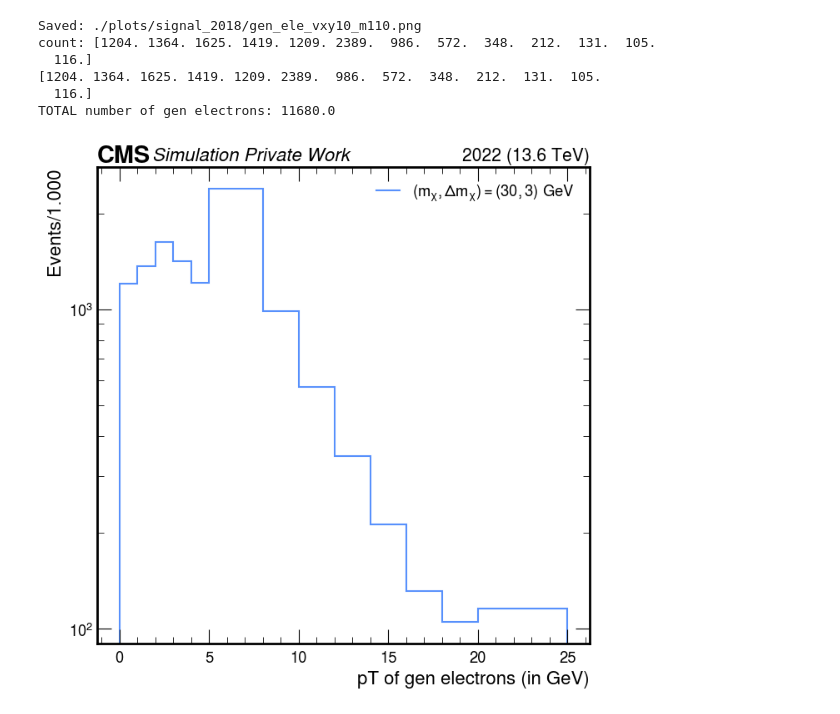
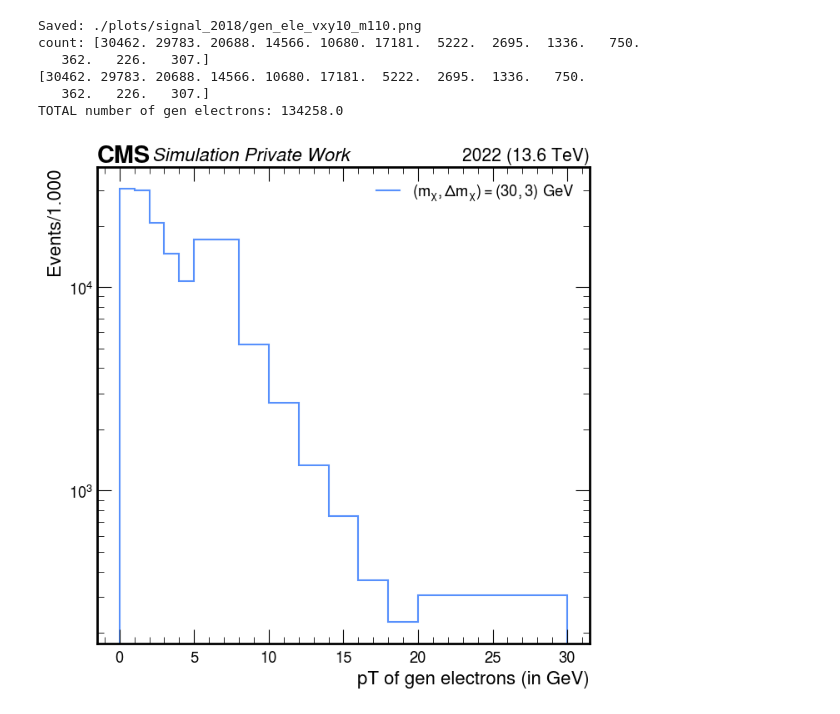
Before and after one commit to cms-idm/IDM, a Jupyter notebook: python_analysis/exampleNotebooks/EREvsLptAllInOne_m1_30.ipynb, the cells around one changed output. Saved outputs shown, nothing was run; the diff lists cells and outputs as text; code cells hidden in the pictures.

```diff
--- a/python_analysis/exampleNotebooks/EREvsLptAllInOne_m1_30.ipynb
+++ b/python_analysis/exampleNotebooks/EREvsLptAllInOne_m1_30.ipynb
@@ -32,7 +35,7 @@ ctau =10
 # Plot settings
 plot_dict = {
     'variable':'gen_ele_pt',
-    'cut': 'cut3',
+    'cut': 'cut1',
     'year': 2022
 }
 
@@ -50,39 +53,39 @@ style_dict = {
     'label': None,    # if None, the default will show up; otherwise give as a string, i.e. 'Highest ctau signal samples'
     'flow': None,     # overflow
     'doSave': True,
     'outDir': './plots/signal_2018',
     'outName': f'gen_ele_vxy10_m110.png'
 }
 
 
 
 #signal points
 m1=30
 delta =0.1
 ctau =10
 
 counts, edges = ptools.plot_signal_1D(sig_histo, m1, delta, ctau, plot_dict, style_dict)
 print ("count:", counts)
 
 mask = counts != 0
 
 bins_x = (edges[:-1] + edges[1:])*(0.5)
 
 counts_nonzero_den = np.where(mask, counts, np.nan)
 edges_nonzero_den  = np.where(mask, bins_x, np.nan)
 
 print (counts_nonzero_den)
 
 total = np.sum(counts_nonzero_den)
 print ("TOTAL number of gen electrons:", total)
 # %% [output]
 Saved: ./plots/signal_2018/gen_ele_vxy10_m110.png
-count: [1204. 1364. 1625. 1419. 1209. 2389.  986.  572.  348.  212.  131.  105.
-  116.]
-[1204. 1364. 1625. 1419. 1209. 2389.  986.  572.  348.  212.  131.  105.
-  116.]
-TOTAL number of gen electrons: 11680.0
+count: [30462. 29783. 20688. 14566. 10680. 17181.  5222.  2695.  1336.   750.
+   362.   226.   307.]
+[30462. 29783. 20688. 14566. 10680. 17181.  5222.  2695.  1336.   750.
+   362.   226.   307.]
+TOTAL number of gen electrons: 134258.0
-[figure, old version]
+[figure, new version]
 # %%
 fig, ax = plt.subplots(figsize=(7,7))
 
```
Also changed, not shown: parts of 6 cells of this notebook, 5 other files.
